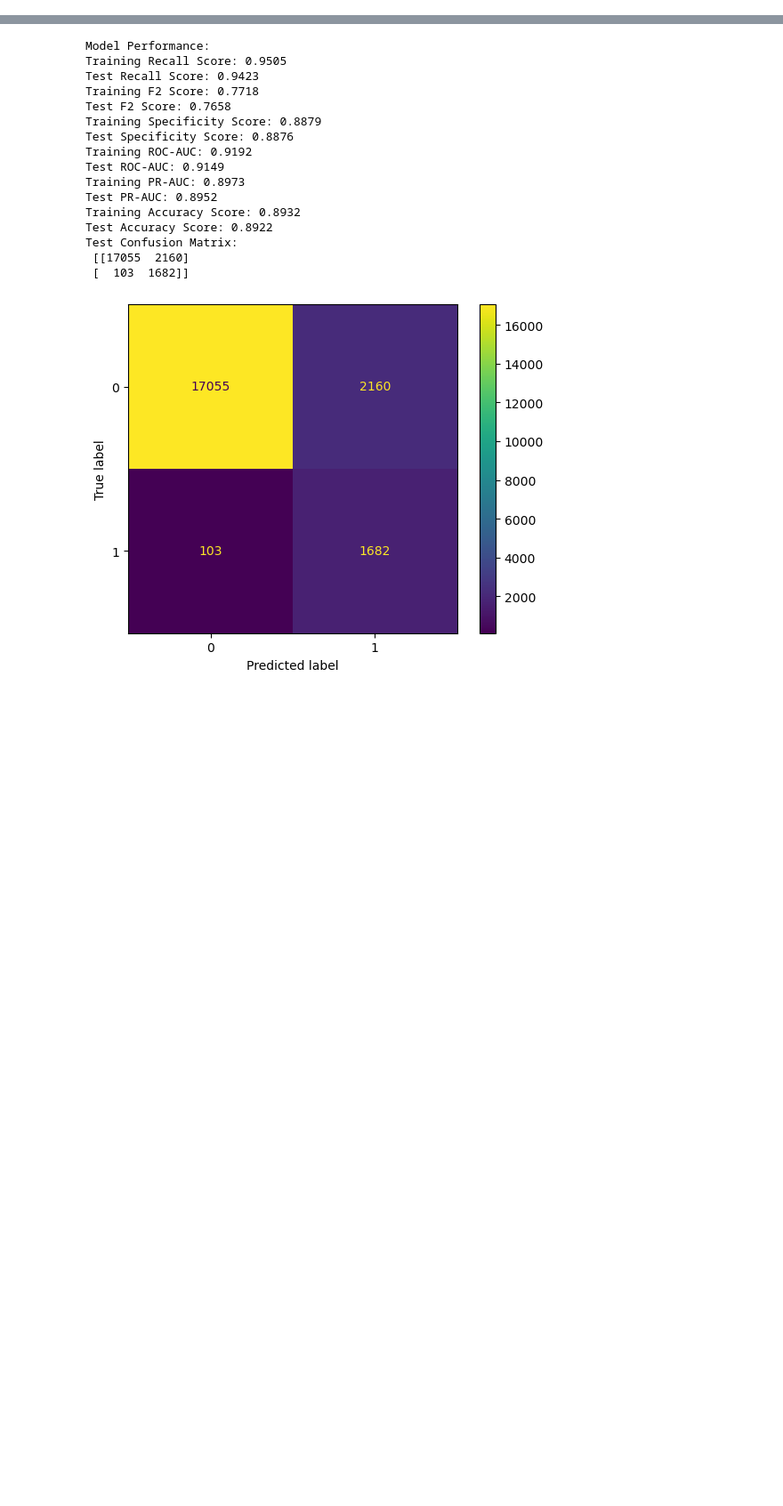
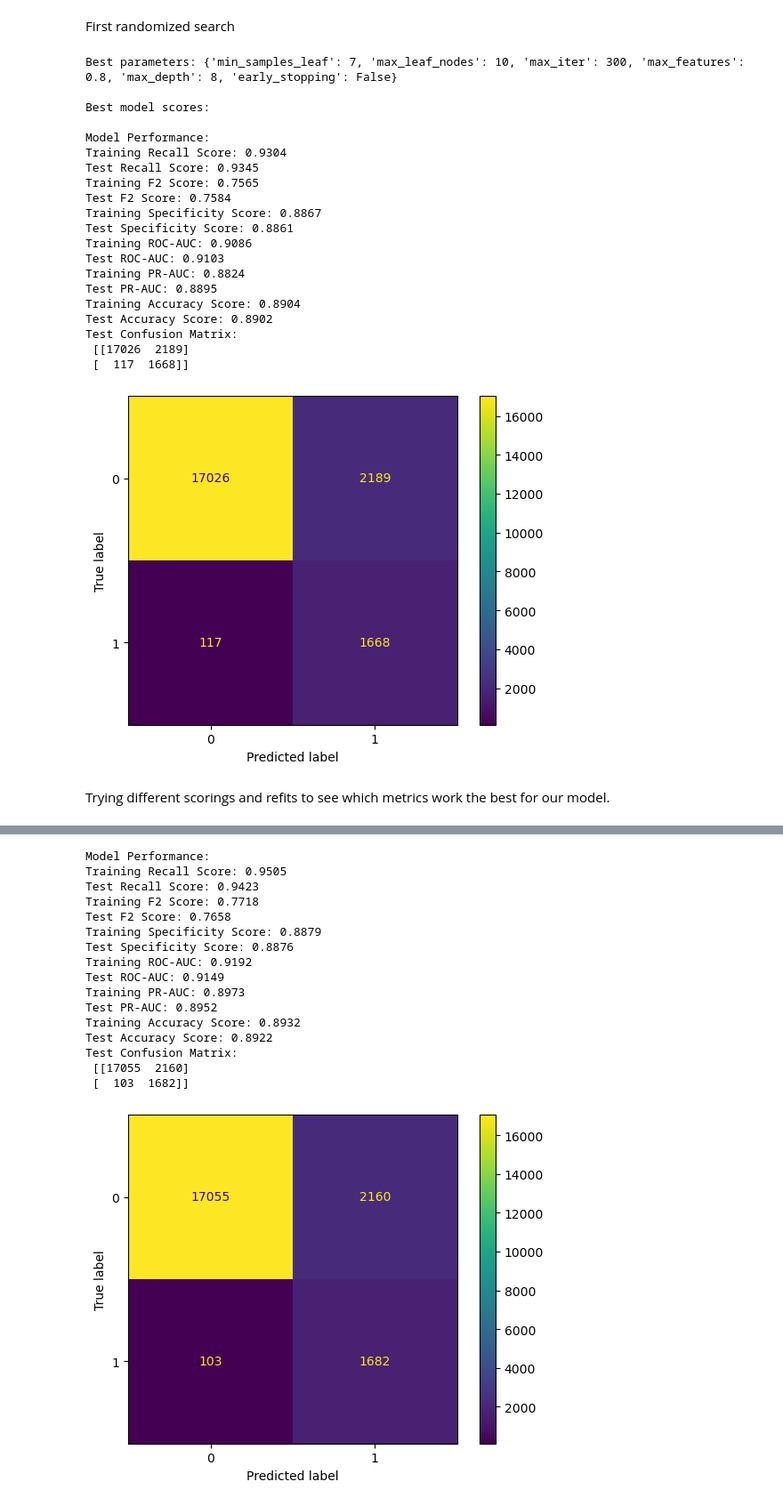
Before and after one commit to kasia-sko/ML, a Jupyter notebook: projekt_1/budowa_krok_3_1.ipynb, the cells around one changed output, grey strips where cells are left out. Shown at 89% size. Cells and saved outputs as stored; diff of their text form; code cells hidden in the pictures; blank space fills up the shorter version.

```diff
--- a/projekt_1/budowa_krok_3_1.ipynb
+++ b/projekt_1/budowa_krok_3_1.ipynb
@@ -849,0 +216,47 @@ CAŁKIEM CAŁKIEM
+# %% [markdown]
+First randomized search
+# %%
+param_dist = {"max_depth" : range(2, 20),
+              "max_features" : np.arange(0.1, 1.1, 0.1),
+              "min_samples_leaf" : range(2, 20),
+              "max_iter": [100, 200, 300],
+              "max_leaf_nodes": [10, 20, 30],
+              "early_stopping": [False, True]}
+
+scorer = make_scorer(fbeta_score)
+
+random_search_boost = RandomizedSearchCV(estimator=gboost0, param_distributions=param_dist, n_iter=50,
+                                   cv=5, scoring=scorer, random_state=32)
+
+pipeline_fit(random_search_boost)
+
+print("Best parameters:", random_search_boost.best_params_)
+
+gboost2 = random_search_boost.best_estimator_
+
+print("\nBest model scores:")
+g2 = scores_model(gboost2)
+# %% [output]
+Best parameters: {'min_samples_leaf': 7, 'max_leaf_nodes': 10, 'max_iter': 300, 'max_features': 0.8, 'max_depth': 8, 'early_stopping': False}
+
+Best model scores:
+
+Model Performance:
+Training Recall Score: 0.9304
+Test Recall Score: 0.9345
+Training F2 Score: 0.7565
+Test F2 Score: 0.7584
+Training Specificity Score: 0.8867
+Test Specificity Score: 0.8861
+Training ROC-AUC: 0.9086
+Test ROC-AUC: 0.9103
+Training PR-AUC: 0.8824
+Test PR-AUC: 0.8895
+Training Accuracy Score: 0.8904
+Test Accuracy Score: 0.8902
+Test Confusion Matrix:
+ [[17026  2189]
+ [  117  1668]]
+[figure, added]
+# %% [markdown]
+Trying different scorings and refits to see which metrics work the best for our model.
```
Also changed, not shown: parts of 67 cells of this notebook.
